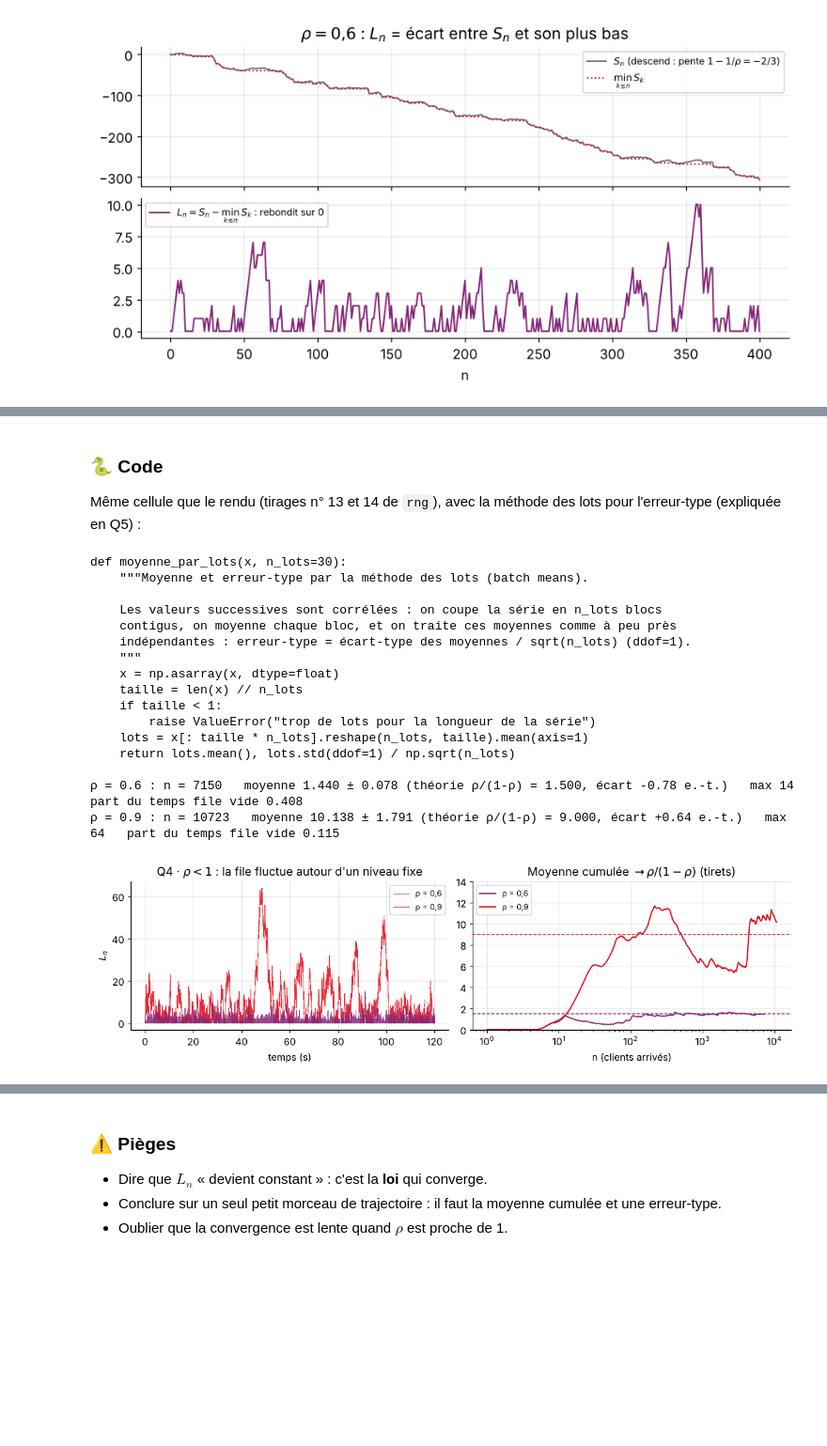
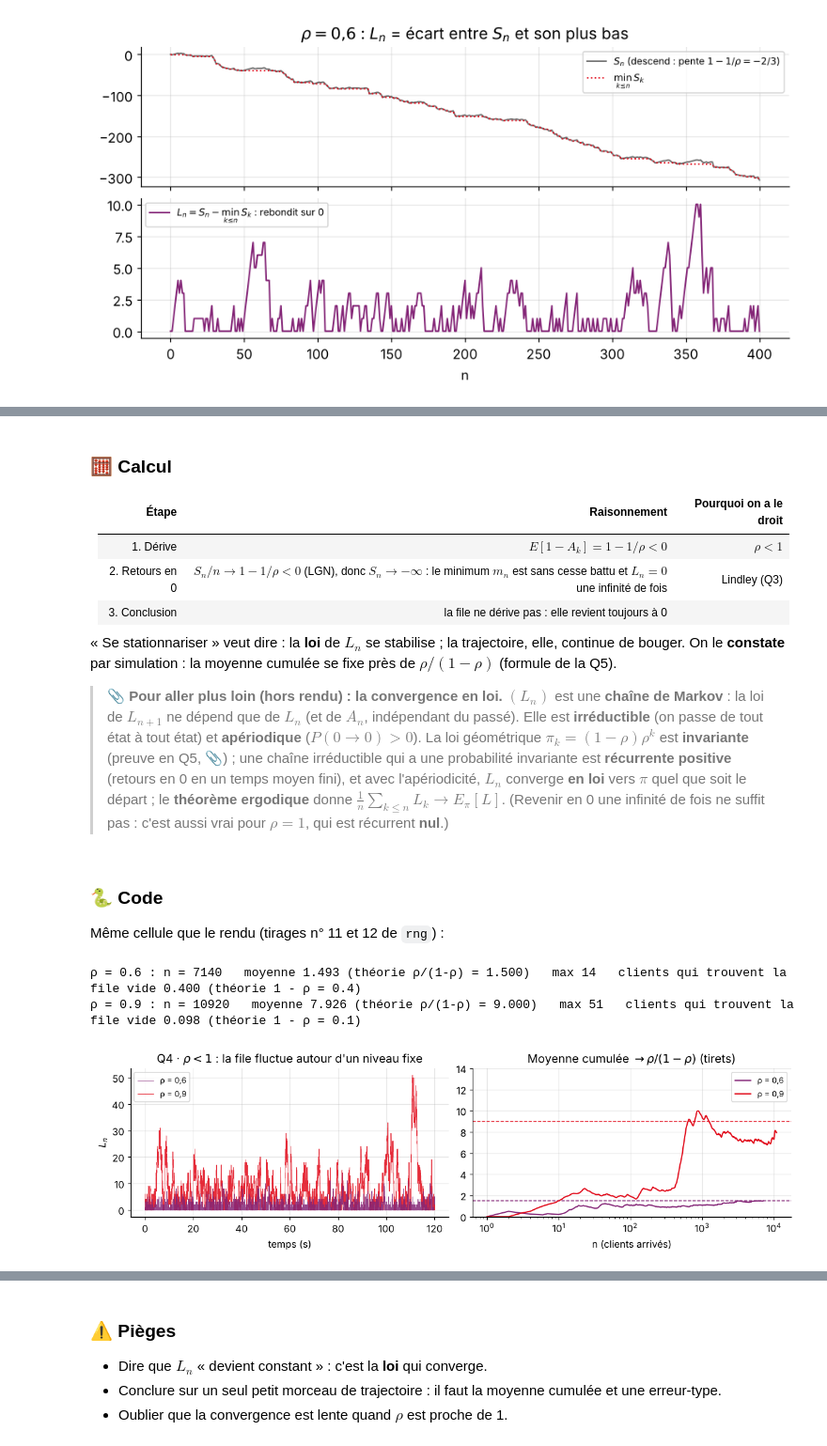
Before and after one commit to Este34/presentation_statistique, a Jupyter notebook: sujets/sujet4/s4_1_explique.ipynb, the cells around one changed output, grey strips where cells are left out. Shown at 94% size. Cells and saved outputs as stored; diff of their text form; code cells hidden in the pictures; blank space fills up the shorter version.

```diff
--- a/sujets/sujet4/s4_1_explique.ipynb
+++ b/sujets/sujet4/s4_1_explique.ipynb
@@ -1270,0 +1260,19 @@ la Q1.
+# %%
+print(inspect.getsource(file_mm1))
+
+# Q2 : l'algorithme (src/stats_td/files_attente.py, fonction file_mm1), sur les 2 premières secondes
+lam, mu = 100.0, 120.0
+T2, L2 = file_mm1(lam, mu, 2.0, rng)          # λ = 100 arrivées/s, μ = 120 services/s, file vide au départ
+print(f"{len(L2)} clients arrivés en 2 s")
+print("10 premiers instants T_n (s) :", " ".join(f"{t:.4f}" for t in T2[:10]))
+print("10 premières longueurs L_n   :", L2[:10])
+print(f"plus longue file : {L2.max()} ; clients qui trouvent la file vide : {np.mean(L2 == 0):.0%}")
+resultats["Q2"] = dict(n=len(L2), premiers_T=T2[:10].tolist(), premiers_L=L2[:10].tolist(),
+                       max=int(L2.max()), p0=np.mean(L2 == 0))
+
+fig, ax = plt.subplots(figsize=(11, 2.6), layout="constrained")
+ax.step(T2, L2, where="post", color=VIOLET, lw=1.4)
+ax.plot(T2, L2, "o", color=VIOLET, ms=2.5)
+ax.set_xlabel("temps (s)"); ax.set_ylabel(r"$L_n$"); ax.set_xlim(0, 2)
+ax.set_title(f"Q2 · L'algorithme sur les 2 premières secondes : {len(L2)} clients (λ = 100, μ = 120)")
+plt.show()
@@ -1475,51 +1498,54 @@ de bouger. La loi $\pi$ est calculée en Q5 : $(1-\rho)\rho^k$, de moyenne $\rho
+# %% [markdown]
+### 🧮 Calcul
+| Étape | Raisonnement | Pourquoi on a le droit |
+|---|---|---|
+| 1. Dérive | $E[1 - A_k] = 1 - 1/\rho < 0$ | $\rho < 1$ |
+| 2. Retours en 0 | $S_n/n \to 1 - 1/\rho < 0$ (LGN), donc $S_n \to -\infty$ : le minimum $m_n$ est sans cesse battu et $L_n = 0$ une infinité de fois | Lindley (Q3) |
+| 3. Conclusion | la file ne dérive pas : elle revient toujours à 0 | |
+
+« Se stationnariser » veut dire : la **loi** de $L_n$ se stabilise ; la trajectoire, elle, continue
+de bouger. On le **constate** par simulation : la moyenne cumulée se fixe près de $\rho/(1-\rho)$
+(formule de la Q5).
+
+> 📎 **Pour aller plus loin (hors rendu) : la convergence en loi.** $(L_n)$ est une **chaîne de
+> Markov** : la loi de $L_{n+1}$ ne dépend que de $L_n$ (et de $A_n$, indépendant du passé). Elle est
+> **irréductible** (on passe de tout état à tout état) et **apériodique** ($P(0 \to 0) > 0$). La loi
+> géométrique $\pi_k = (1-\rho)\rho^k$ est **invariante** (preuve en Q5, 📎) ; une chaîne irréductible
+> qui a une probabilité invariante est **récurrente positive** (retours en 0 en un temps moyen fini),
+> et avec l'apériodicité, $L_n$ converge **en loi** vers $\pi$ quel que soit le départ ; le
+> **théorème ergodique** donne $\frac1n\sum_{k \le n}L_k \to E_\pi[L]$. (Revenir en 0 une infinité de
+> fois ne suffit pas : c'est aussi vrai pour $\rho = 1$, qui est récurrent **nul**.)
 # %% [markdown]
 ### 🐍 Code
-Même cellule que le rendu (tirages n° 13 et 14 de `rng`), avec la méthode des lots pour l'erreur-type
-(expliquée en Q5) :
+Même cellule que le rendu (tirages n° 11 et 12 de `rng`) :
 # %%
-print(inspect.getsource(moyenne_par_lots))
-
 # Q4 : ρ < 1, la file se stationnarise
 duree = 120.0
 stab = {}
 for lam, mu in [(60.0, 100.0), (90.0, 100.0)]:
     Tq, Lq = file_mm1(lam, mu, duree, rng)
     r = lam / mu
-    m, se = moyenne_par_lots(Lq, 20)
+    m = Lq.mean()                                      # moyenne de toute la trajectoire
     stab[r] = (Tq, Lq)
-    print(f"ρ = {r:.1f} : n = {len(Lq)}   moyenne {m:.3f} ± {se:.3f} (théorie ρ/(1-ρ) = {r/(1-r):.3f}, "
-          f"écart {(m - r/(1-r))/se:+.2f} e.-t.)   max {Lq.max()}   part du temps file vide {np.mean(Lq == 0):.3f}")
-    resultats[f"Q4_rho_{r:.1f}"] = dict(n=len(Lq), moyenne=m, se=se, max=int(Lq.max()), p0=np.mean(Lq == 0))
+    print(f"ρ = {r:.1f} : n = {len(Lq)}   moyenne {m:.3f} (théorie ρ/(1-ρ) = {r/(1-r):.3f})   max {Lq.max()}"
+          f"   clients qui trouvent la file vide {np.mean(Lq == 0):.3f} (théorie 1 - ρ = {1-r:.1f})")
+    resultats[f"Q4_rho_{r:.1f}"] = dict(n=len(Lq), moyenne=m, max=int(Lq.max()), p0=np.mean(Lq == 0))
 
 fig, axs = plt.subplots(1, 2, figsize=(11, 3.2), layout="constrained")
 for (r, (Tq, Lq)), c in zip(stab.items(), (VIOLET, ROUGE)):
     axs[0].plot(Tq, Lq, color=c, lw=0.6, alpha=0.85, label=virgule(f"ρ = {r:.1f}"), zorder=3 if r < 0.7 else 2)
     n = np.arange(1, len(Lq) + 1)
     axs[1].plot(n, np.cumsum(Lq) / n, color=c, lw=1.4, label=virgule(f"ρ = {r:.1f}"))
     axs[1].axhline(r / (1 - r), color=c, ls="--", lw=1)
 axs[0].set_title(r"Q4 · $\rho < 1$ : la file fluctue autour d'un niveau fixe")
 axs[0].set_xlabel("temps (s)"); axs[0].set_ylabel(r"$L_n$"); axs[0].legend(fontsize=9)
 axs[1].set_xscale("log"); axs[1].set_ylim(0, 14)
 axs[1].set_title(r"Moyenne cumulée $\to \rho/(1-\rho)$ (tirets)"); axs[1].set_xlabel("n (clients arrivés)")
 axs[1].legend(fontsize=9)
 plt.show()
 # %% [output]
-def moyenne_par_lots(x, n_lots=30):
-    """Moyenne et erreur-type par la méthode des lots (batch means).
-
-    Les valeurs successives sont corrélées : on coupe la série en n_lots blocs
-    contigus, on moyenne chaque bloc, et on traite ces moyennes comme à peu près
-    indépendantes : erreur-type = écart-type des moyennes / sqrt(n_lots) (ddof=1).
-    """
-    x = np.asarray(x, dtype=float)
-    taille = len(x) // n_lots
-    if taille < 1:
-        raise ValueError("trop de lots pour la longueur de la série")
-    lots = x[: taille * n_lots].reshape(n_lots, taille).mean(axis=1)
-    return lots.mean(), lots.std(ddof=1) / np.sqrt(n_lots)
-
-ρ = 0.6 : n = 7150   moyenne 1.440 ± 0.078 (théorie ρ/(1-ρ) = 1.500, écart -0.78 e.-t.)   max 14   part du temps file vide 0.408
-ρ = 0.9 : n = 10723   moyenne 10.138 ± 1.791 (théorie ρ/(1-ρ) = 9.000, écart +0.64 e.-t.)   max 64   part du temps file vide 0.115
+ρ = 0.6 : n = 7140   moyenne 1.493 (théorie ρ/(1-ρ) = 1.500)   max 14   clients qui trouvent la file vide 0.400 (théorie 1 - ρ = 0.4)
+ρ = 0.9 : n = 10920   moyenne 7.926 (théorie ρ/(1-ρ) = 9.000)   max 51   clients qui trouvent la file vide 0.098 (théorie 1 - ρ = 0.1)
-[figure, old version]
+[figure, new version]
 # %% [markdown]
 ### 📊 Lecture
```
Also changed, not shown: parts of 45 cells of this notebook, 14 other files.
